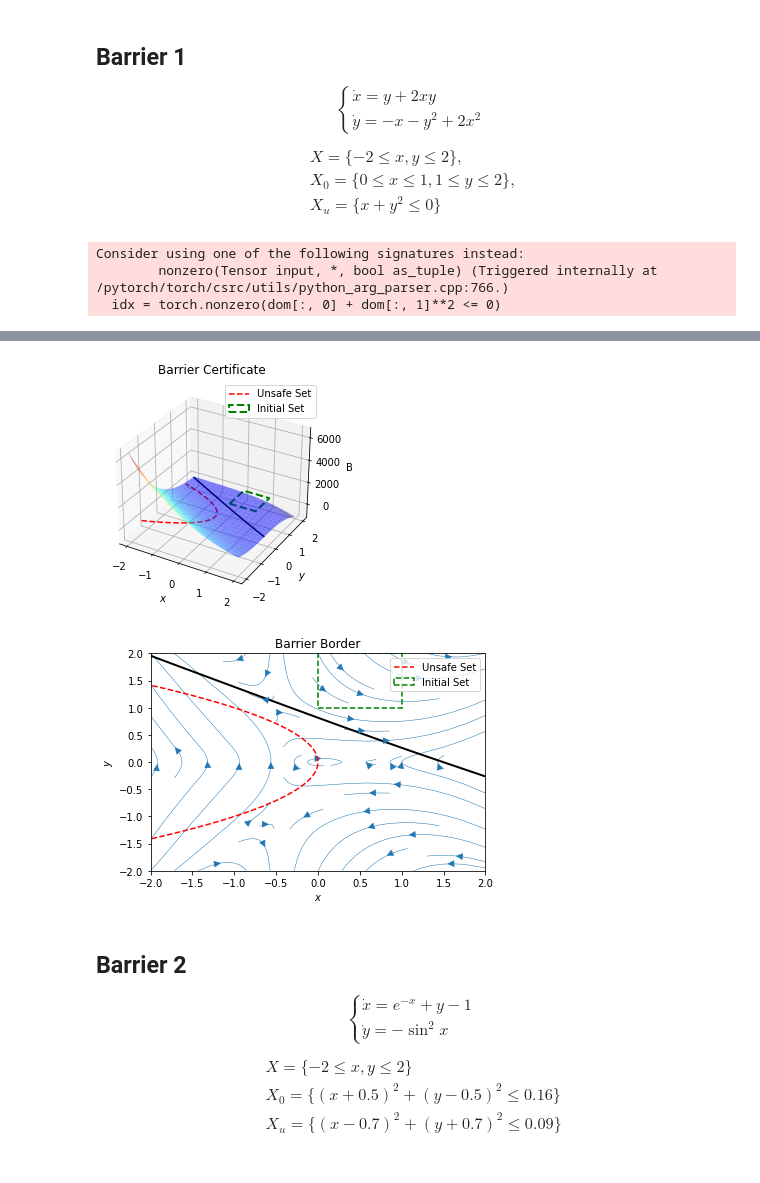
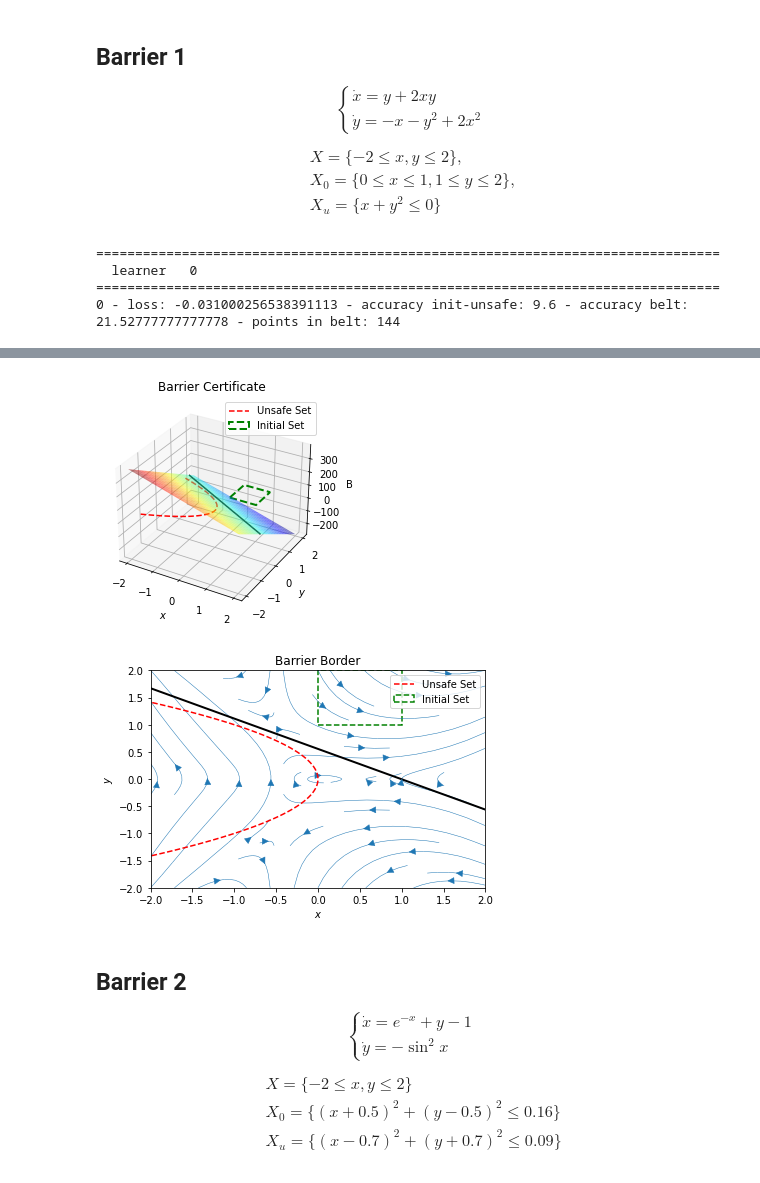
Before and after one commit to oxford-oxcav/fossil, a Jupyter notebook: experiments/FOSSIL-benchmarks.ipynb, the cells around one changed output, grey strips where cells are left out. Drawn from its saved outputs; the diff is of its cells as text; code cells hidden in the pictures.

```diff
--- a/experiments/FOSSIL-benchmarks.ipynb
+++ b/experiments/FOSSIL-benchmarks.ipynb
@@ -483,7 +483,7 @@ $$\begin{align*}
 torch.manual_seed(167)
 dynamics = barr_1
 dimension = 2
-activations =  [ActivationType.LINEAR, ActivationType.LIN_TO_CUBIC, ActivationType.LINEAR]
+activations =  [ActivationType.LINEAR]
 neurons = [10] * len(activations)
 verifier_type = VerifierType.DREAL
 
@@ -496,6 +496,7 @@ f_n, f_s = synthesise(dynamics, mode, CEGIS_PARAMETERS=parameters)
 x = np.array([initialise_states(2)]).reshape(-1,1)
 plot_darboux_bench(x, f_s)
 # %% [output]
-Consider using one of the following signatures instead:
-        nonzero(Tensor input, *, bool as_tuple) (Triggered internally at  /pytorch/torch/csrc/utils/python_arg_parser.cpp:766.)
-  idx = torch.nonzero(dom[:, 0] + dom[:, 1]**2 <= 0)
+================================================================================
+  learner   0
+================================================================================
+0 - loss: -0.031000256538391113 - accuracy init-unsafe: 9.6 - accuracy belt: 21.52777777777778 - points in belt: 144
@@ -518,6 +519,6 @@ Verifier times: total=0.014983181998104556s,min=0.014983181998104556s,max=0.0149
 Trajectoriser times: total=0s,min=9223372036854775808s,max=0s,avg=0s
-[figure, old version]
+[figure, new version]
-[figure, old version]
+[figure, new version]
 # %% [markdown]
 <a id='elementary'></a>
 ## Barrier 2
```
Also changed, not shown: parts of 8 cells of this notebook, 5 other files.
